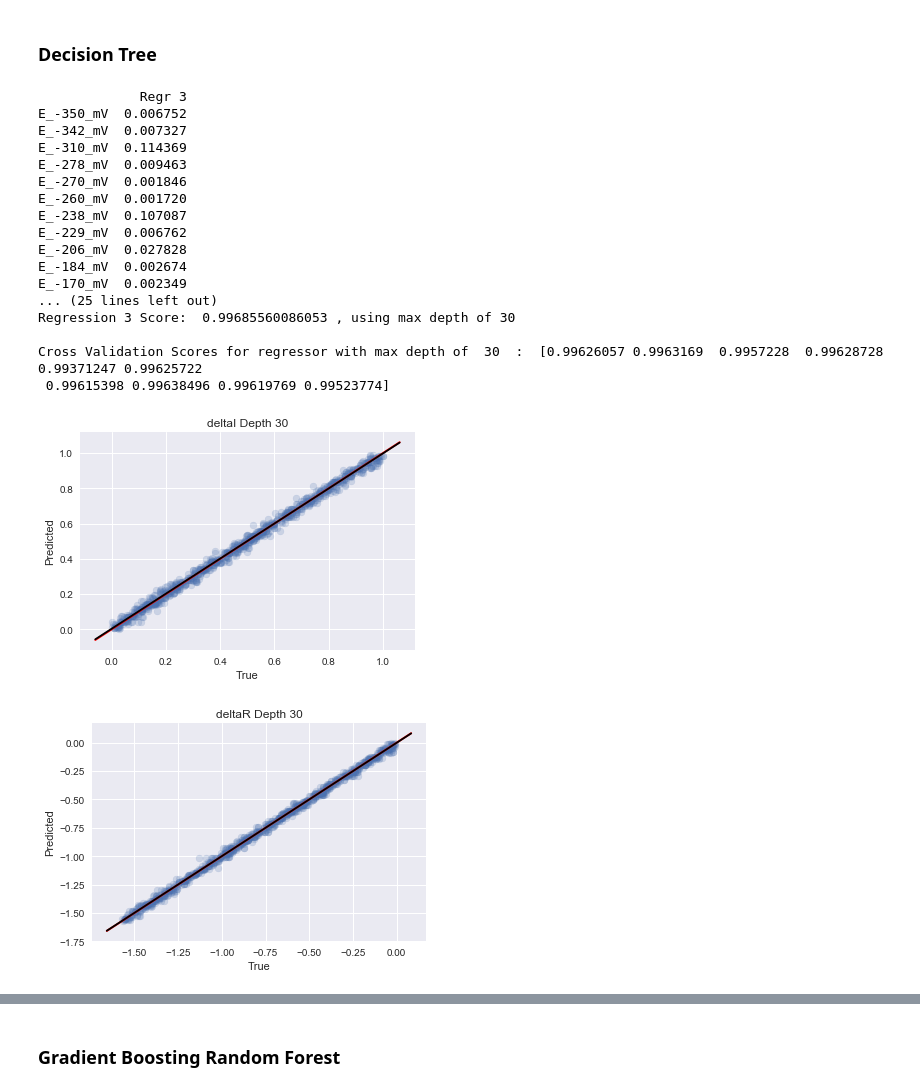
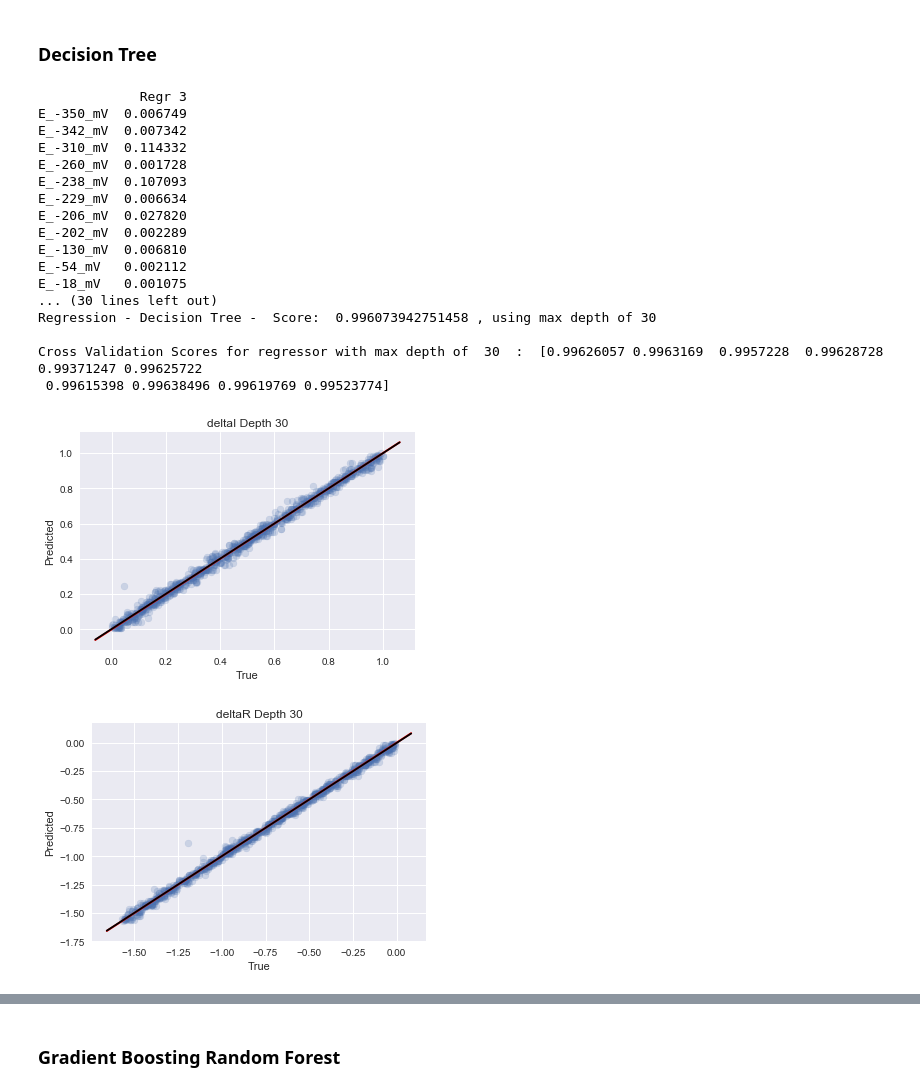
Before and after one commit to Lcollins91/DS_ResearchProject_ND, a Jupyter notebook: Hexagon_Spec_Models.ipynb, the cells around one changed output, grey strips where cells are left out. Cells and saved outputs as stored; diff of their text form; code cells hidden in the pictures.

Commit message:
Reorganized and tested on experiment data

```diff
--- a/Hexagon_Spec_Models.ipynb
+++ b/Hexagon_Spec_Models.ipynb
@@ -155,54 +155,54 @@ Residual is this percent of predict range 0.156 %
 ### Decision Tree
 # %%
 #Initialize the model
-regr_3 = DecisionTreeRegressor(max_depth=30, min_samples_leaf = 2)
+regr_DT = DecisionTreeRegressor(max_depth=30, min_samples_leaf = 2)
 
 #Fit the model
-regr_3.fit(X_train, Y_train)
+regr_DT.fit(X_train, Y_train)
 
 
 #Print the coefficients or importances
 
-data1 = pd.DataFrame(regr_3.feature_importances_.T, columns = ['Regr 3'])
+data1 = pd.DataFrame(regr_DT.feature_importances_.T, columns = ['Regr 3'])
 
 data1.index = X_train.columns
 
 print(data1[data1['Regr 3']>0.001])
 
 
 #Use model to predict
-y_3 = regr_3.predict(X_test)
+y_pred_DT = regr_DT.predict(X_test)
 
 #Plot results
-plotSummary(Y_test['deltaI'], y_3[:,0], 'deltaI Depth 30')
+plotSummary(Y_test['deltaI'], y_pred_DT[:,0], 'deltaI Depth 30')
 #myResiduals(Y_test['deltaI'], y_3[:,0])
-plotSummary(Y_test['deltaR'], y_3[:,1], 'deltaR Depth 30')
+plotSummary(Y_test['deltaR'], y_pred_DT[:,1], 'deltaR Depth 30')
 #myResiduals(Y_test['deltaR'], y_3[:,1])
 
 print(' ')
 
 #Trying to understand the scoring
-print('Regression 3 Score: ', regr_3.score(X_test,Y_test),', using max depth of 30')
+print('Regression - Decision Tree -  Score: ', regr_DT.score(X_test,Y_test),', using max depth of 30')
 print(' ')
 regressor = DecisionTreeRegressor(random_state=0,max_depth=30, min_samples_leaf=5)
 print( 'Cross Validation Scores for regressor with max depth of ', regressor.max_depth, ' : ', cross_val_score(regressor, X, Y, cv=10))
 # %% [output]
              Regr 3
-E_-350_mV  0.006752
-E_-342_mV  0.007327
-E_-310_mV  0.114369
-E_-278_mV  0.009463
-E_-270_mV  0.001846
-E_-260_mV  0.001720
-E_-238_mV  0.107087
-E_-229_mV  0.006762
-E_-206_mV  0.027828
-E_-184_mV  0.002674
-E_-170_mV  0.002349
-... (25 lines left out)
-Regression 3 Score:  0.99685560086053 , using max depth of 30
+E_-350_mV  0.006749
+E_-342_mV  0.007342
+E_-310_mV  0.114332
+E_-260_mV  0.001728
+E_-238_mV  0.107093
+E_-229_mV  0.006634
+E_-206_mV  0.027820
+E_-202_mV  0.002289
+E_-130_mV  0.006810
+E_-54_mV   0.002112
+E_-18_mV   0.001075
+... (30 lines left out)
+Regression - Decision Tree -  Score:  0.996073942751458 , using max depth of 30
 
 Cross Validation Scores for regressor with max depth of  30  :  [0.99626057 0.9963169  0.9957228  0.99628728 0.99371247 0.99625722
  0.99615398 0.99638496 0.99619769 0.99523774]
-[figure, old version]
+[figure, new version]
 [figure]
```
Also changed, not shown: parts of 22 cells of this notebook.
